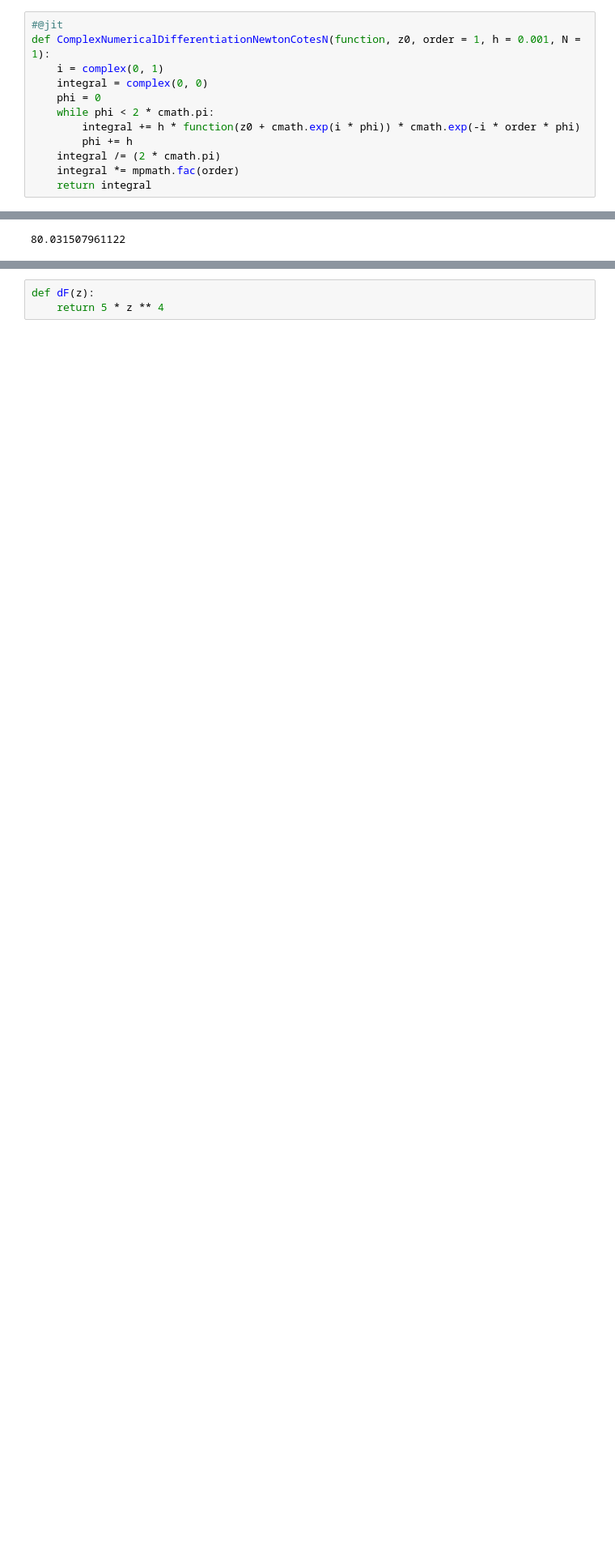
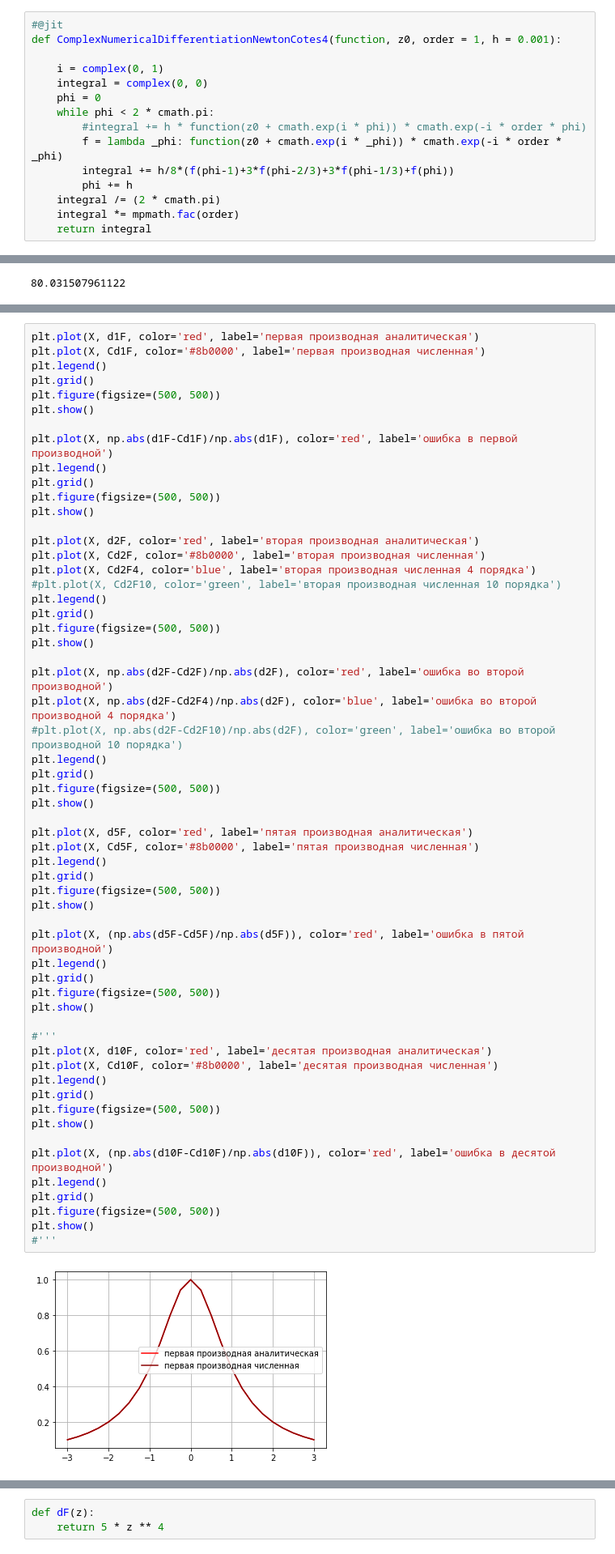
Before and after one commit to rouol/NumericalMethodsMEPHI, a Jupyter notebook: NumericalDifferentiation.ipynb, the cells around one changed output, grey strips where cells are left out. Shown at 81% size. Cells and saved outputs as stored; diff of their text form; blank space fills up the shorter version.

Commit message:
added higher order complex diff

```diff
--- a/NumericalDifferentiation.ipynb
+++ b/NumericalDifferentiation.ipynb
@@ -22,12 +22,15 @@ def ComplexNumericalDifferentiation(function, z0, order = 1, h = 0.001):
     return integral
 # %%
 #@jit
-def ComplexNumericalDifferentiationNewtonCotesN(function, z0, order = 1, h = 0.001, N = 1):
+def ComplexNumericalDifferentiationNewtonCotes4(function, z0, order = 1, h = 0.001):
+
     i = complex(0, 1)
     integral = complex(0, 0)
     phi = 0
     while phi < 2 * cmath.pi:
-        integral += h * function(z0 + cmath.exp(i * phi)) * cmath.exp(-i * order * phi)
+        #integral += h * function(z0 + cmath.exp(i * phi)) * cmath.exp(-i * order * phi)
+        f = lambda _phi: function(z0 + cmath.exp(i * _phi)) * cmath.exp(-i * order * _phi)
+        integral += h/8*(f(phi-1)+3*f(phi-2/3)+3*f(phi-1/3)+f(phi))
         phi += h
     integral /= (2 * cmath.pi)
     integral *= mpmath.fac(order)
@@ -38,0 +128,60 @@ print(ComplexNumericalDifferentiation(Function, 2).real)
+# %%
+plt.plot(X, d1F, color='red', label='первая производная аналитическая')
+plt.plot(X, Cd1F, color='#8b0000', label='первая производная численная')
+plt.legend()
+plt.grid()
+plt.figure(figsize=(500, 500))
+plt.show()
+
+plt.plot(X, np.abs(d1F-Cd1F)/np.abs(d1F), color='red', label='ошибка в первой производной')
+plt.legend()
+plt.grid()
+plt.figure(figsize=(500, 500))
+plt.show()
+
+plt.plot(X, d2F, color='red', label='вторая производная аналитическая')
+plt.plot(X, Cd2F, color='#8b0000', label='вторая производная численная')
+plt.plot(X, Cd2F4, color='blue', label='вторая производная численная 4 порядка')
+#plt.plot(X, Cd2F10, color='green', label='вторая производная численная 10 порядка')
+plt.legend()
+plt.grid()
+plt.figure(figsize=(500, 500))
+plt.show()
+
+plt.plot(X, np.abs(d2F-Cd2F)/np.abs(d2F), color='red', label='ошибка во второй производной')
+plt.plot(X, np.abs(d2F-Cd2F4)/np.abs(d2F), color='blue', label='ошибка во второй производной 4 порядка')
+#plt.plot(X, np.abs(d2F-Cd2F10)/np.abs(d2F), color='green', label='ошибка во второй производной 10 порядка')
+plt.legend()
+plt.grid()
+plt.figure(figsize=(500, 500))
+plt.show()
+
+plt.plot(X, d5F, color='red', label='пятая производная аналитическая')
+plt.plot(X, Cd5F, color='#8b0000', label='пятая производная численная')
+plt.legend()
+plt.grid()
+plt.figure(figsize=(500, 500))
+plt.show()
+
+plt.plot(X, (np.abs(d5F-Cd5F)/np.abs(d5F)), color='red', label='ошибка в пятой производной')
+plt.legend()
+plt.grid()
+plt.figure(figsize=(500, 500))
+plt.show()
+
+#'''
+plt.plot(X, d10F, color='red', label='десятая производная аналитическая')
+plt.plot(X, Cd10F, color='#8b0000', label='десятая производная численная')
+plt.legend()
+plt.grid()
+plt.figure(figsize=(500, 500))
+plt.show()
+
+plt.plot(X, (np.abs(d10F-Cd10F)/np.abs(d10F)), color='red', label='ошибка в десятой производной')
+plt.legend()
+plt.grid()
+plt.figure(figsize=(500, 500))
+plt.show()
+#'''
+# %% [output]
+[figure, added]
```
Also changed, not shown: parts of 7 cells of this notebook, 1 other file.
